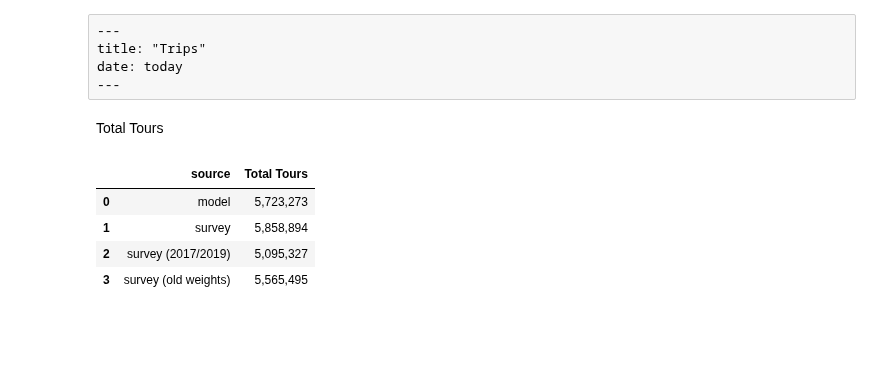
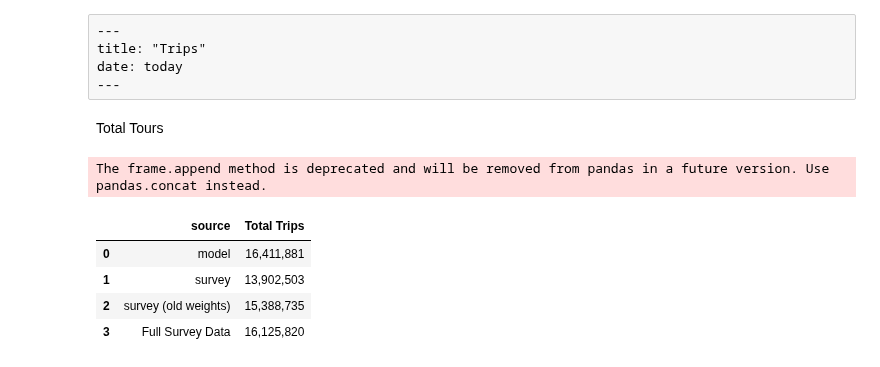
Before and after one commit to psrc/soundcast, a Jupyter notebook: scripts/summarize/validation/validation_scripts/trips.ipynb, the cells around one changed output. Drawn from its saved outputs; the diff is of its cells as text; code cells hidden in the pictures; blank space fills up the shorter version.

Commit message:
add workbased subtour tour generation and trip validation

```diff
--- a/scripts/summarize/validation/validation_scripts/trips.ipynb
+++ b/scripts/summarize/validation/validation_scripts/trips.ipynb
@@ -20,20 +20,35 @@ pio.templates.default = "simple_white+psrc_color" # set plotly template
 %store -r validation_data
 
 config = validation_data.config.copy()
+input_config = validation_data.input_config.copy()
 person = validation_data.person.copy()
-tour = validation_data.tour.copy()
+trip = validation_data.trip.copy()
 person_day = validation_data.person_day.copy()
+# %%
+# Try to load PSRC database if available from Elmer
+try:
+    trip_elmer = validation_data_input.load_elmer_table("HHSurvey.v_trips_labels",
+                                                        sql="SELECT * FROM HHSurvey.v_trips_labels"+\
+                                                            " WHERE survey_year in ("+input_config['base_year']+")")
+except:
+    trip_elmer = pd.DataFrame()
 # %% [markdown]
 Total Tours
 # %%
-df = tour.groupby('source').sum()[['toexpfac']].reset_index()
-df.rename(columns={'toexpfac': 'Total Tours'}, inplace=True)
-df['Total Tours'] = df['Total Tours'].apply(lambda x: f"{x:,.0f}")
+df = trip.groupby('source')['trexpfac'].sum().reset_index()
+df.rename(columns={'trexpfac': 'Total Trips'}, inplace=True)
+
+# If Elmer Data is available, use it instead of the Daysim-formatted survey
+if not trip_elmer.empty:
+    total_trip_elmer = trip_elmer['trip_weight'].sum()
+    df = df.append({'source': 'Full Survey Data', 'Total Trips': total_trip_elmer}, ignore_index=True)
+df['Total Trips'] = df['Total Trips'].apply(lambda x: f"{x:,.0f}")
 df
 # %% [output]
+The frame.append method is deprecated and will be removed from pandas in a future version. Use pandas.concat instead.
-|  | source | Total Tours |
-| 0 | model | 5,723,273 |
-| 1 | survey | 5,858,894 |
-| 2 | survey (2017/2019) | 5,095,327 |
-| 3 | survey (old weights) | 5,565,495 |
+|  | source | Total Trips |
+| 0 | model | 16,411,881 |
+| 1 | survey | 13,902,503 |
+| 2 | survey (old weights) | 15,388,735 |
+| 3 | Full Survey Data | 16,125,820 |
 # %%
```
Also changed, not shown: parts of 8 cells of this notebook, 4 other files.
